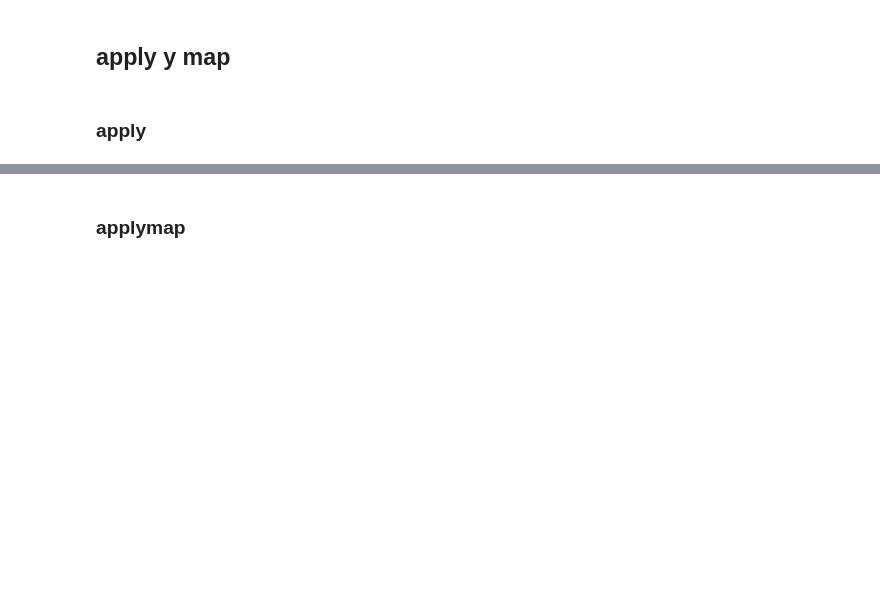
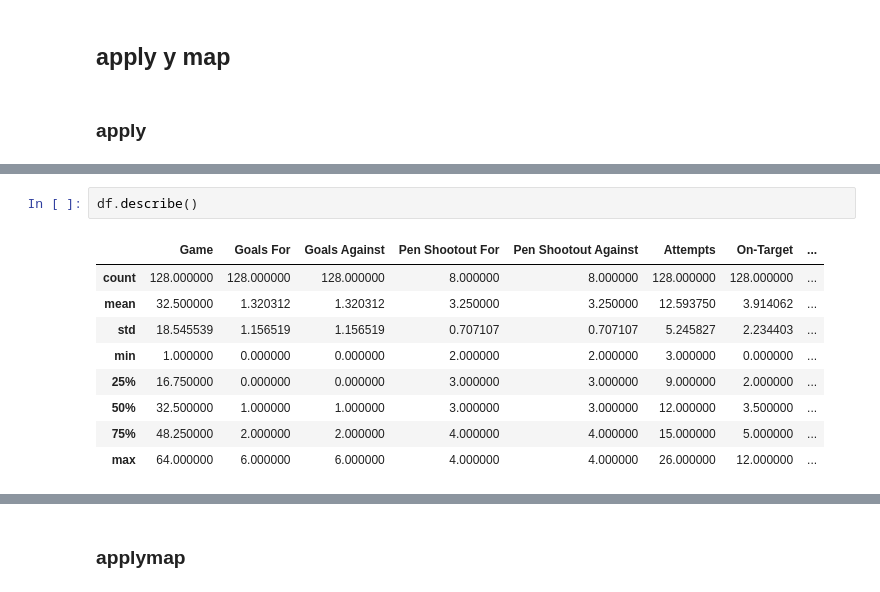
Before and after one commit to mopreni/data_science, a Jupyter notebook: biblioteca_pandas_marisol.ipynb, the cells around one changed output, grey strips where cells are left out. Cells and saved outputs as stored; diff of their text form; blank space fills up the shorter version.

```diff
--- a/biblioteca_pandas_marisol.ipynb
+++ b/biblioteca_pandas_marisol.ipynb
@@ -225 +413,13 @@ edad               27.0
 dtype: float64
+# %%
+df.describe()
+# %% [output]
+|  | Game | Goals For | Goals Against | Pen Shootout For | Pen Shootout Against | Attempts | On-Target | ... |
+| count | 128.000000 | 128.000000 | 128.000000 | 8.000000 | 8.000000 | 128.000000 | 128.000000 | ... |
+| mean | 32.500000 | 1.320312 | 1.320312 | 3.250000 | 3.250000 | 12.593750 | 3.914062 | ... |
+| std | 18.545539 | 1.156519 | 1.156519 | 0.707107 | 0.707107 | 5.245827 | 2.234403 | ... |
+| min | 1.000000 | 0.000000 | 0.000000 | 2.000000 | 2.000000 | 3.000000 | 0.000000 | ... |
+| 25% | 16.750000 | 0.000000 | 0.000000 | 3.000000 | 3.000000 | 9.000000 | 2.000000 | ... |
+| 50% | 32.500000 | 1.000000 | 1.000000 | 3.000000 | 3.000000 | 12.000000 | 3.500000 | ... |
+| 75% | 48.250000 | 2.000000 | 2.000000 | 4.000000 | 4.000000 | 15.000000 | 5.000000 | ... |
+| max | 64.000000 | 6.000000 | 6.000000 | 4.000000 | 4.000000 | 26.000000 | 12.000000 | ... |
```
Also changed, not shown: parts of 34 cells of this notebook.
